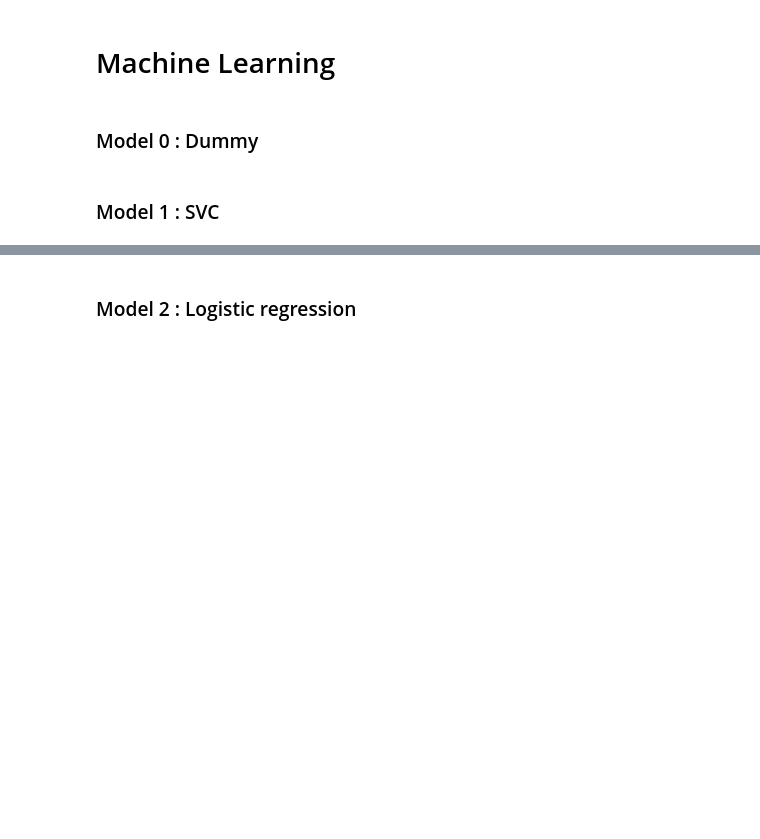
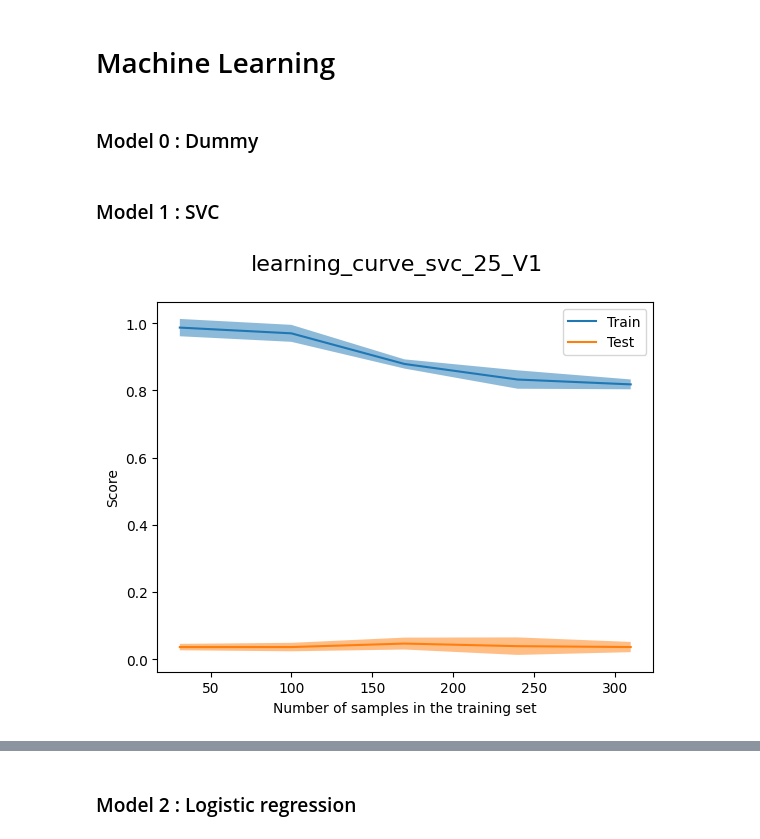
Before and after one commit to ulascombes/projet_desu, a Jupyter notebook: codes/make_final_tsv.ipynb, the cells around one changed output, grey strips where cells are left out. Saved outputs shown, nothing was run; the diff lists cells and outputs as text; code cells hidden in the pictures; blank space fills up the shorter version.

```diff
--- a/codes/make_final_tsv.ipynb
+++ b/codes/make_final_tsv.ipynb
@@ -257,3 +258,9 @@ y_pred_test_1_3 = best_model_1.predict(X_test_3)
 
 accuracy_score_train_1_3 = accuracy_score(y_pred_train_1_3, y_train_3)
 accuracy_score_test_1_3 = accuracy_score(y_pred_test_1_3, y_test_3)
+# %%
+fig = LearningCurveDisplay.from_estimator(best_model_1, df_gaze_tot, total_position)
+fig.figure_.suptitle('learning_curve_svc_25_{}'.format(roi), fontsize=16)
+fig.figure_.savefig('/Users/uriel/Desktop/projet_desu/result/figures/learning_curv/learning_curve_svc_25_{}'.format(roi))
+# %% [output]
+[figure, added]
```
Also changed, not shown: parts of 15 cells of this notebook, 12 other files.
